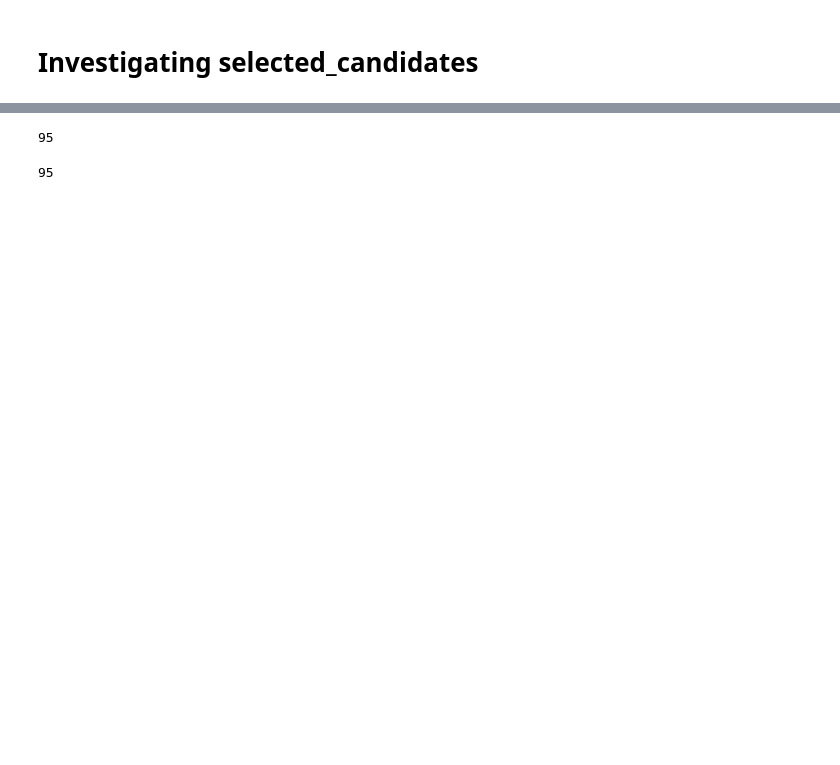
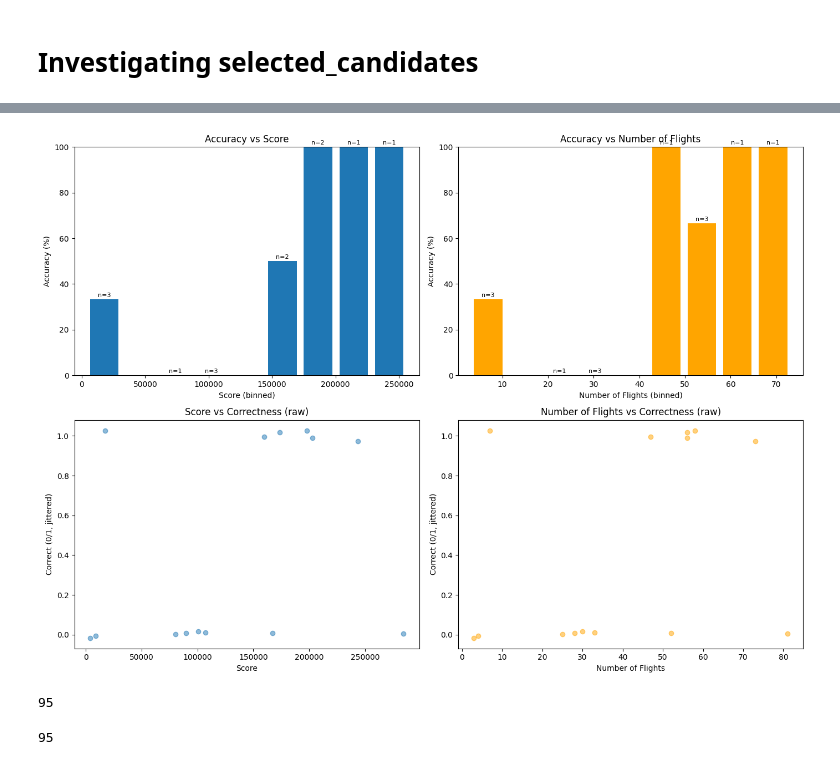
Before and after one commit to PlaneQuery/planequery-data, a Jupyter notebook: notebooks/pia/explore_graph.ipynb, the cells around one changed output, grey strips where cells are left out. Cells and saved outputs as stored; diff of their text form; code cells hidden in the pictures; blank space fills up the shorter version.

Commit message:
update xplore-graph.ipynb

```diff
--- a/notebooks/pia/explore_graph.ipynb
+++ b/notebooks/pia/explore_graph.ipynb
@@ -53,13 +31,0 @@ flight_index.flights_by_icao["a03c81"][0].flight_id
-# %%
-node = "a03c81_2026-06-01_16-02"
-G = graph
-roots = [n for n in G if G.in_degree(n) == 0]
-leaves = [n for n in G if G.out_degree(n) == 0]
-
-paths = []
-
-for root in roots:
-    for left in nx.all_simple_paths(G, root, node):
-        for leaf in leaves:
-            for right in nx.all_simple_paths(G, node, leaf):
-                paths.append(left + right[1:])
@@ -103,0 +96,7 @@ for nodes in nx.weakly_connected_components(graph):
+# %%
+pia_icao_mapping_stats_new = {
+    pia_icao: stats
+    for pia_icao, stats in pia_icao_mapping_stats.items()
+    if stats["correct"] is not None
+}
+pia_icao_mapping_stats_new
@@ -104,3 +118,78 @@ for nodes in nx.weakly_connected_components(graph):
+# %%
+import numpy as np
+
+import matplotlib.pyplot as plt
+
+# Filter to only entries with known correctness
+known_stats = [
+    stats for stats in pia_icao_mapping_stats.values()
+    if stats["correct"] is not None
+]
+
+scores = np.array([s["score"] for s in known_stats])
+num_flights = np.array([s["number_of_flights"] for s in known_stats])
+correct = np.array([s["correct"] for s in known_stats], dtype=float)
+
+fig, axes = plt.subplots(2, 2, figsize=(14, 10))
+
+# --- Score vs Accuracy (binned) ---
+score_bins = np.linspace(scores.min(), scores.max(), 11)
+score_bin_idx = np.digitize(scores, score_bins) - 1
+score_bin_centers = (score_bins[:-1] + score_bins[1:]) / 2
+score_accuracy = [
+    correct[score_bin_idx == i].mean() * 100 if np.any(score_bin_idx == i) else np.nan
+    for i in range(len(score_bins) - 1)
+]
+score_counts = [np.sum(score_bin_idx == i) for i in range(len(score_bins) - 1)]
+
+axes[0, 0].bar(score_bin_centers, score_accuracy, width=(score_bins[1]-score_bins[0])*0.8)
+axes[0, 0].set_xlabel("Score (binned)")
+axes[0, 0].set_ylabel("Accuracy (%)")
+axes[0, 0].set_title("Accuracy vs Score")
+axes[0, 0].set_ylim(0, 100)
+
+# annotate counts
+for x, y, c in zip(score_bin_centers, score_accuracy, score_counts):
+    if not np.isnan(y):
+        axes[0, 0].text(x, y + 1, f"n={c}", ha="center", fontsize=8)
+
+# --- Number of flights vs Accuracy (binned) ---
+nf_bins = np.linspace(num_flights.min(), num_flights.max(), 11)
+nf_bin_idx = np.digitize(num_flights, nf_bins) - 1
+nf_bin_centers = (nf_bins[:-1] + nf_bins[1:]) / 2
+nf_accuracy = [
+    correct[nf_bin_idx == i].mean() * 100 if np.any(nf_bin_idx == i) else np.nan
+    for i in range(len(nf_bins) - 1)
+]
+nf_counts = [np.sum(nf_bin_idx == i) for i in range(len(nf_bins) - 1)]
+
+axes[0, 1].bar(nf_bin_centers, nf_accuracy, width=(nf_bins[1]-nf_bins[0])*0.8, color="orange")
+axes[0, 1].set_xlabel("Number of Flights (binned)")
+axes[0, 1].set_ylabel("Accuracy (%)")
+axes[0, 1].set_title("Accuracy vs Number of Flights")
+axes[0, 1].set_ylim(0, 100)
+
+for x, y, c in zip(nf_bin_centers, nf_accuracy, nf_counts):
+    if not np.isnan(y):
+        axes[0, 1].text(x, y + 1, f"n={c}", ha="center", fontsize=8)
+
+# --- Scatter: Score vs Correct (jittered) ---
+jitter = np.random.uniform(-0.03, 0.03, size=len(correct))
+axes[1, 0].scatter(scores, correct + jitter, alpha=0.5)
+axes[1, 0].set_xlabel("Score")
+axes[1, 0].set_ylabel("Correct (0/1, jittered)")
+axes[1, 0].set_title("Score vs Correctness (raw)")
+
+# --- Scatter: Number of Flights vs Correct (jittered) ---
+axes[1, 1].scatter(num_flights, correct + jitter, alpha=0.5, color="orange")
+axes[1, 1].set_xlabel("Number of Flights")
+axes[1, 1].set_ylabel("Correct (0/1, jittered)")
+axes[1, 1].set_title("Number of Flights vs Correctness (raw)")
+
+plt.tight_layout()
+plt.show()
+# %% [output]
+[figure, added]
 # %%
 len(mapping)
 # %% [output]
```
Also changed, not shown: parts of 7 cells of this notebook.
